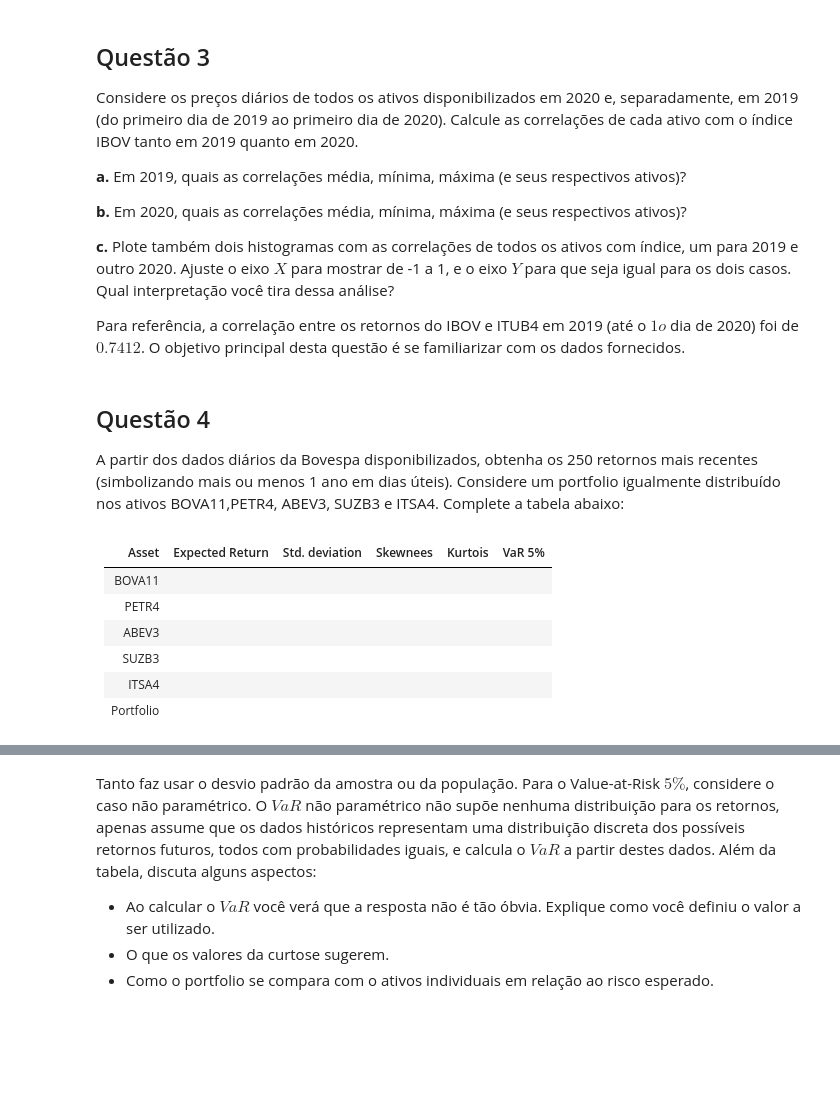
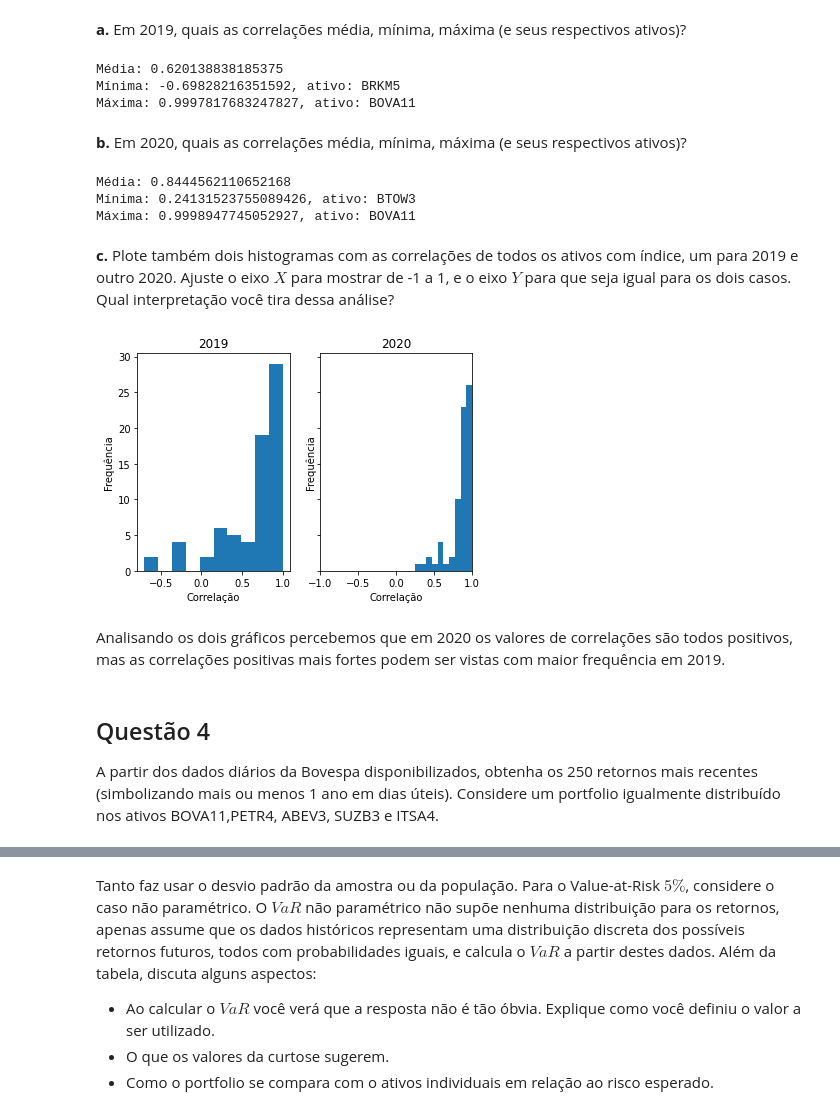
Before and after one commit to innng/quantitative-finance-and-risk-management, a Jupyter notebook: lista_1.ipynb, the cells around one changed output, grey strips where cells are left out. Drawn from its saved outputs; the diff is of its cells as text; code cells hidden in the pictures; blank space fills up the shorter version.

```diff
--- a/lista_1.ipynb
+++ b/lista_1.ipynb
@@ -54,0 +99,9 @@ Não é necessário resolver na letra **(c)** o problema de maximização, apena
+# %%
+import pandas as pd
+from datetime import datetime
+
+df = pd.read_csv("data/IBOV.csv")
+df["Date"] = pd.to_datetime(df["Date"], format="%Y%m%d")
+df = df.set_index("Date")
+
+df.head()
@@ -55,25 +117,56 @@ Não é necessário resolver na letra **(c)** o problema de maximização, apena
+# %% [markdown]
+**a.** Em 2019, quais as correlações média, mínima, máxima (e seus respectivos ativos)?
+# %%
+df2019 = df[df.index.year == 2019]
+
+correlations_values_2019 = df2019.corr().drop("IBOV")["IBOV"]
+correlations_values_2019
+
+print(f"Média: {correlations_values_2019.mean()}")
+print(f"Mínima: {correlations_values_2019.min()}, ativo: {correlations_values_2019.idxmin()}")
+print(f"Máxima: {correlations_values_2019.max()}, ativo: {correlations_values_2019.idxmax()}")
+# %% [output]
+Média: 0.620138838185375
+Mínima: -0.69828216351592, ativo: BRKM5
+Máxima: 0.9997817683247827, ativo: BOVA11
+# %% [markdown]
+**b.** Em 2020, quais as correlações média, mínima, máxima (e seus respectivos ativos)?
+# %%
+df2020 = df[df.index.year == 2020]
+
+correlations_values_2020 = df2020.corr().drop("IBOV")["IBOV"]
+correlations_values_2020
+
+print(f"Média: {correlations_values_2020.mean()}")
+print(f"Mínima: {correlations_values_2020.min()}, ativo: {correlations_values_2020.idxmin()}")
+print(f"Máxima: {correlations_values_2020.max()}, ativo: {correlations_values_2020.idxmax()}")
+# %% [output]
+Média: 0.8444562110652168
+Mínima: 0.24131523755089426, ativo: BTOW3
+Máxima: 0.9998947745052927, ativo: BOVA11
 # %% [markdown]
-## Questão 3
-
-Considere os preços diários de todos os ativos disponibilizados em 2020 e, separadamente, em 2019 (do primeiro dia de 2019 ao primeiro dia de 2020). Calcule as correlações de cada ativo com o índice IBOV tanto em 2019 quanto em 2020.
-
-**a.** Em 2019, quais as correlações média, mínima, máxima (e seus respectivos ativos)?
-
-**b.** Em 2020, quais as correlações média, mínima, máxima (e seus respectivos ativos)?
-
 **c.** Plote também dois histogramas com as correlações de todos os ativos com índice, um para 2019 e outro 2020.  Ajuste o eixo $X$ para mostrar de -1 a 1, e o eixo $Y$ para que seja igual para os dois casos. Qual interpretação você tira dessa análise?
-
-Para referência, a correlação entre os retornos do IBOV e ITUB4 em 2019 (até o $1o$ dia de 2020) foi de $0.7412$. O objetivo principal desta questão é se familiarizar com os dados fornecidos.
+# %%
+_, (ax1, ax2) = plt.subplots(nrows=1, ncols=2, sharey=True)
+
+ax1.hist(correlations_values_2019)
+ax1.set_title("2019")
+ax1.set_xlabel("Correlação")
+ax1.set_ylabel("Frequência")
+
+ax2.hist(correlations_values_2020)
+ax2.set_title("2020")
+ax2.set_xlabel("Correlação")
+ax2.set_ylabel("Frequência")
+
+plt.xlim(-1, 1)
+
+plt.show()
+# %% [output]
+[figure, added]
+# %% [markdown]
+Analisando os dois gráficos percebemos que em 2020 os valores de correlações são todos positivos, mas as correlações positivas mais fortes podem ser vistas com maior frequência em 2019.
 # %% [markdown]
 ## Questão 4
 
-A partir dos dados diários da Bovespa disponibilizados, obtenha os 250 retornos mais recentes (simbolizando mais ou menos 1 ano em dias úteis). Considere um portfolio igualmente distribuído nos ativos BOVA11,PETR4, ABEV3, SUZB3 e ITSA4. Complete a tabela abaixo:
+A partir dos dados diários da Bovespa disponibilizados, obtenha os 250 retornos mais recentes (simbolizando mais ou menos 1 ano em dias úteis). Considere um portfolio igualmente distribuído nos ativos BOVA11,PETR4, ABEV3, SUZB3 e ITSA4.
-# %% [markdown]
-| Asset     | Expected Return | Std. deviation | Skewnees | Kurtois | VaR 5% |
-|-----------|-----------------|----------------|----------|---------|--------|
-| BOVA11    |                 |                |          |         |        |
-| PETR4     |                 |                |          |         |        |
-| ABEV3     |                 |                |          |         |        |
-| SUZB3     |                 |                |          |         |        |
-| ITSA4     |                 |                |          |         |        |
-| Portfolio |                 |                |          |         |        |
```
Also changed, not shown: parts of 20 cells of this notebook, 2 other files.
